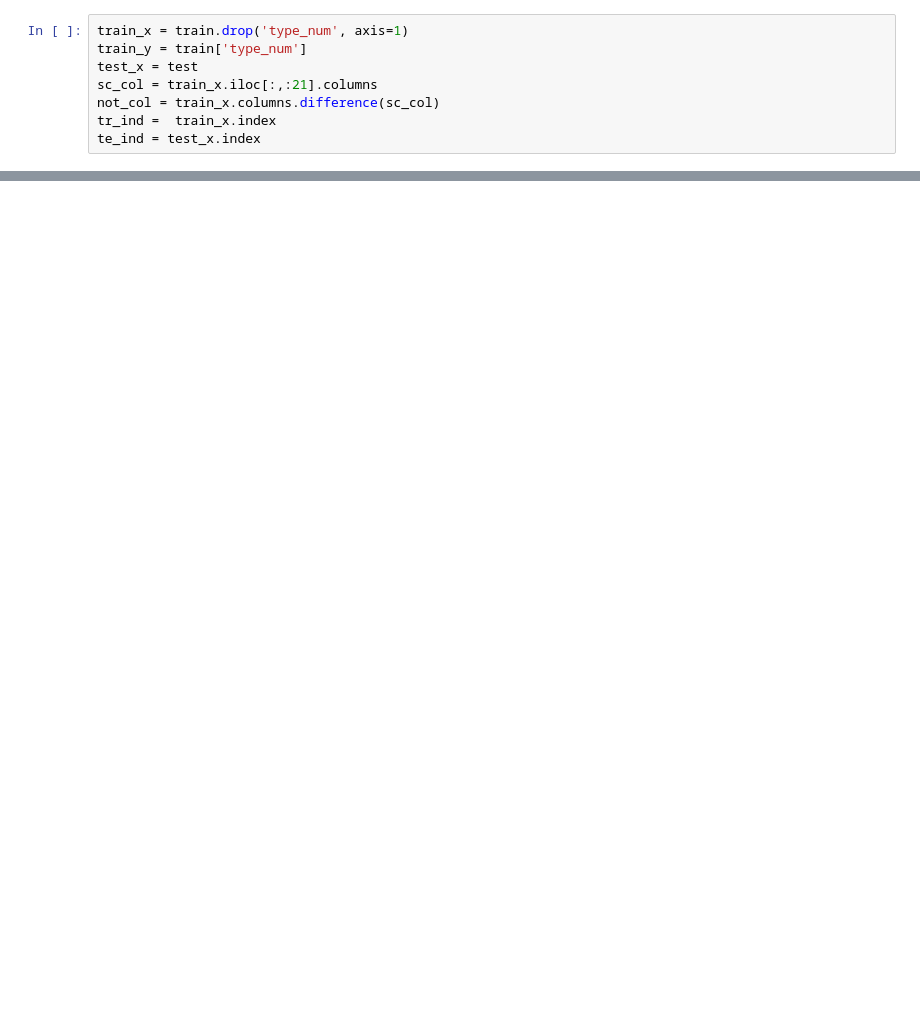
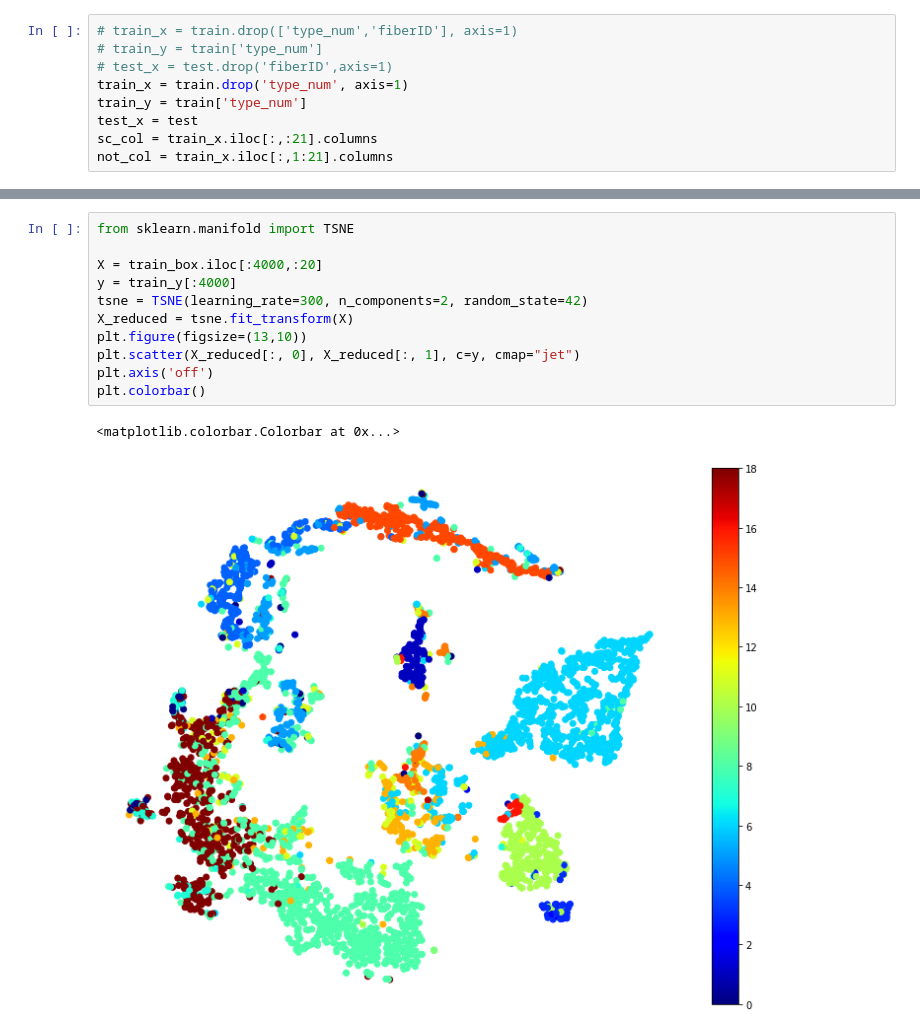
Before and after one commit to GyuYoungCho/machine_learning_Data_analysis, a Jupyter notebook: Dacon/modeling2.ipynb, the cells around one changed output, grey strips where cells are left out. Saved outputs shown, nothing was run; the diff lists cells and outputs as text; blank space fills up the shorter version.

```diff
--- a/Dacon/modeling2.ipynb
+++ b/Dacon/modeling2.ipynb
@@ -38,8 +62,9 @@ train = train.drop([93828,47032,133359,120394,120721,120339,35853],axis=0).reset
 # %%
+# train_x = train.drop(['type_num','fiberID'], axis=1)
+# train_y = train['type_num']
+# test_x = test.drop('fiberID',axis=1)
 train_x = train.drop('type_num', axis=1)
 train_y = train['type_num']
 test_x = test
 sc_col = train_x.iloc[:,:21].columns
-not_col = train_x.columns.difference(sc_col)
-tr_ind =  train_x.index
-te_ind = test_x.index
+not_col = train_x.iloc[:,1:21].columns
@@ -67,3 +181,17 @@ sns.scatterplot(train_x.iloc[:,20],train_x.iloc[:,19])
+# %%
+from sklearn.manifold import TSNE
+
+X = train_box.iloc[:4000,:20]
+y = train_y[:4000]
+tsne = TSNE(learning_rate=300, n_components=2, random_state=42)
+X_reduced = tsne.fit_transform(X)
+plt.figure(figsize=(13,10))
+plt.scatter(X_reduced[:, 0], X_reduced[:, 1], c=y, cmap="jet")
+plt.axis('off')
+plt.colorbar()
+# %% [output]
+<matplotlib.colorbar.Colorbar at 0x...>
+[figure, added]
 # %%
 y_train.value_counts()
 # %% [output]
```
Also changed, not shown: parts of 29 cells of this notebook.
